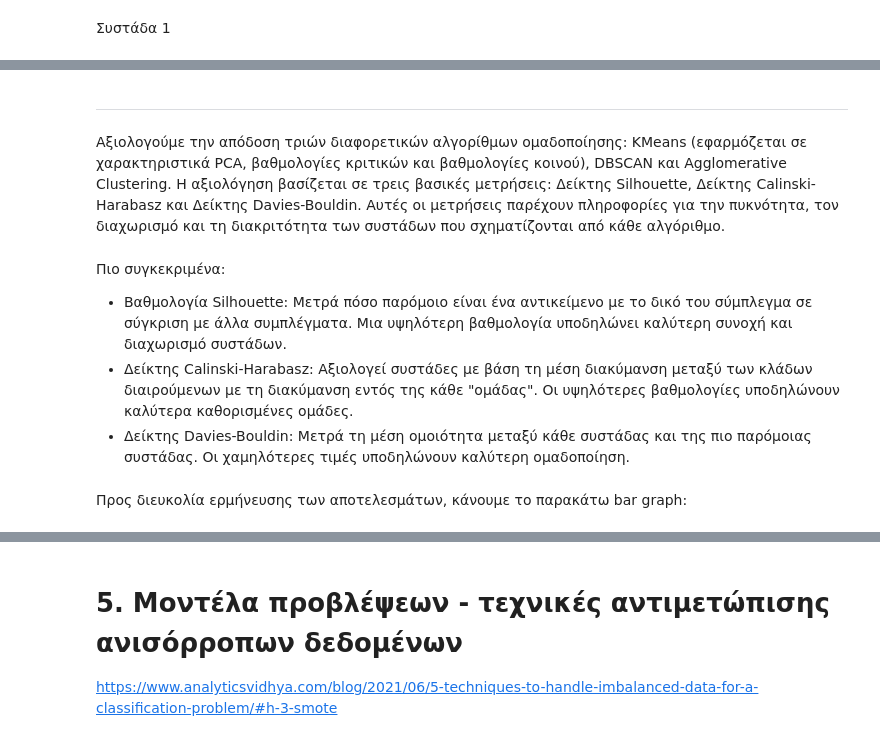
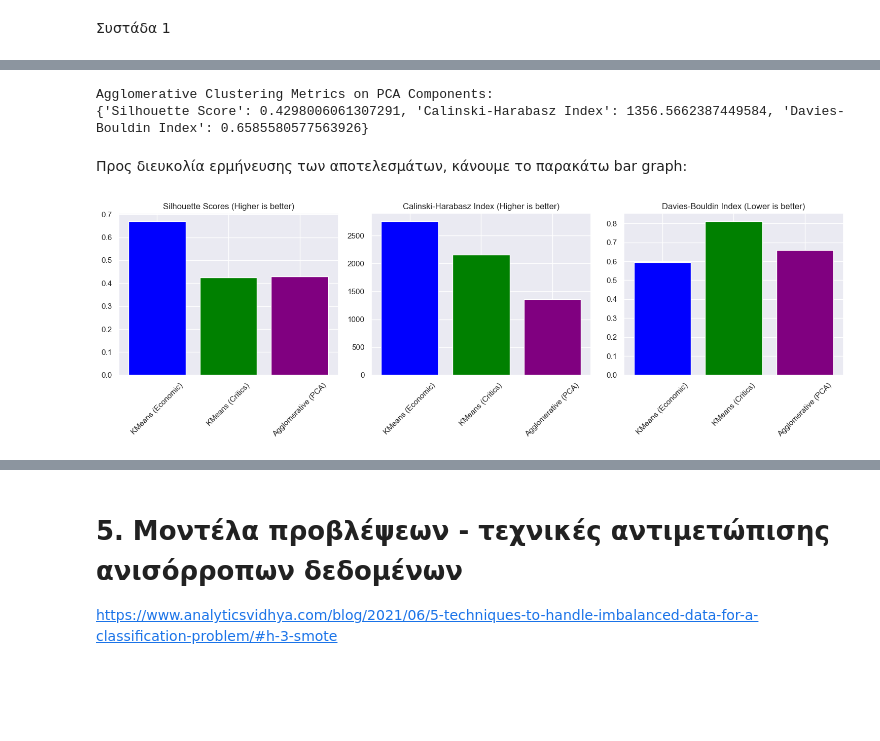
Before and after one commit to AAleksandros/HUA-DIT-Data-mining-project, a Jupyter notebook: project.ipynb, the cells around one changed output, grey strips where cells are left out. Drawn from its saved outputs; the diff is of its cells as text; code cells hidden in the pictures; blank space fills up the shorter version.

Commit message:
Added clustering metrics.

```diff
--- a/project.ipynb
+++ b/project.ipynb
@@ -1214,45 +1277,51 @@ Davies-Bouldin Index: 0.7119733883363499
-# %% [markdown]
----
-# %% [markdown]
-Aξιολογούμε την απόδοση τριών διαφορετικών αλγορίθμων ομαδοποίησης: KMeans (εφαρμόζεται σε χαρακτηριστικά PCA, βαθμολογίες κριτικών και βαθμολογίες κοινού), DBSCAN και Agglomerative Clustering. Η αξιολόγηση βασίζεται σε τρεις βασικές μετρήσεις: Δείκτης Silhouette, Δείκτης Calinski-Harabasz και Δείκτης Davies-Bouldin. Αυτές οι μετρήσεις παρέχουν πληροφορίες για την πυκνότητα, τον διαχωρισμό και τη διακριτότητα των συστάδων που σχηματίζονται από κάθε αλγόριθμο.
-# %% [markdown]
-Πιο συγκεκριμένα:
-
-- Βαθμολογία Silhouette: Μετρά πόσο παρόμοιο είναι ένα αντικείμενο με το δικό του σύμπλεγμα σε σύγκριση με άλλα συμπλέγματα. Μια υψηλότερη βαθμολογία υποδηλώνει καλύτερη συνοχή και διαχωρισμό συστάδων.
-- Δείκτης Calinski-Harabasz: Αξιολογεί συστάδες με βάση τη μέση διακύμανση μεταξύ των κλάδων διαιρούμενων με τη διακύμανση εντός της κάθε "ομάδας". Οι υψηλότερες βαθμολογίες υποδηλώνουν καλύτερα καθορισμένες ομάδες.
-- Δείκτης Davies-Bouldin: Μετρά τη μέση ομοιότητα μεταξύ κάθε συστάδας και της πιο παρόμοιας συστάδας. Οι χαμηλότερες τιμές υποδηλώνουν καλύτερη ομαδοποίηση.
+# %%
+# Assuming 'x' contains the first two principal components
+# and 'agg.labels_' are the labels from agglomerative clustering
+agg_pca_metrics = evaluate_clustering_metrics(x, agg.labels_)
+
+print("Agglomerative Clustering Metrics on PCA Components:")
+print(agg_pca_metrics)
+# %% [output]
+Agglomerative Clustering Metrics on PCA Components:
+{'Silhouette Score': 0.4298006061307291, 'Calinski-Harabasz Index': 1356.5662387449584, 'Davies-Bouldin Index': 0.6585580577563926}
 # %% [markdown]
 Προς διευκολία ερμήνευσης των αποτελεσμάτων, κάνουμε το παρακάτω bar graph:
 # %%
 # Data preparation
-methods = ['KMeans (PCA)', 'KMeans (Critics)', 'KMeans (Audience)', 'DBSCAN', 'Agglomerative']
-silhouette_scores = [0.4396, 0.5012, 0.3768, 0.3383, 0.4857]
-calinski_scores = [1410.003, 4816.516, 1779.594, 48.326, 2182.376]
-davies_scores = [0.7714, 0.6035, 0.8814, 0.5180, 0.7225]
-colors = ['blue', 'green', 'red', 'purple', 'orange']
+methods = [
+    'KMeans (Economic)',
+    'KMeans (Critics)',
+    'Agglomerative (PCA)'
+]
+silhouette_scores = [0.6703, 0.4246, 0.4298]
+calinski_scores = [2759.784, 2159.789, 1356.566]
+davies_scores = [0.5947, 0.8119, 0.6586]
+colors = ['blue', 'green', 'purple']
 
 plt.figure(figsize=(15, 5))
 
 # Silhouette Score plot
 plt.subplot(1, 3, 1)
 for i, method in enumerate(methods):
     plt.bar(method, silhouette_scores[i], color=colors[i])
 plt.title('Silhouette Scores (Higher is better)')
 plt.xticks(rotation=45)
 
 # Calinski-Harabasz plot
 plt.subplot(1, 3, 2)
 for i, method in enumerate(methods):
     plt.bar(method, calinski_scores[i], color=colors[i])
 plt.title('Calinski-Harabasz Index (Higher is better)')
 plt.xticks(rotation=45)
 
 # Davies-Bouldin plot
 plt.subplot(1, 3, 3)
 for i, method in enumerate(methods):
     plt.bar(method, davies_scores[i], color=colors[i])
 plt.title('Davies-Bouldin Index (Lower is better)')
 plt.xticks(rotation=45)
 
 plt.tight_layout()
 plt.show()
+# %% [output]
+[figure, added]
```
Also changed, not shown: parts of 52 cells of this notebook.
